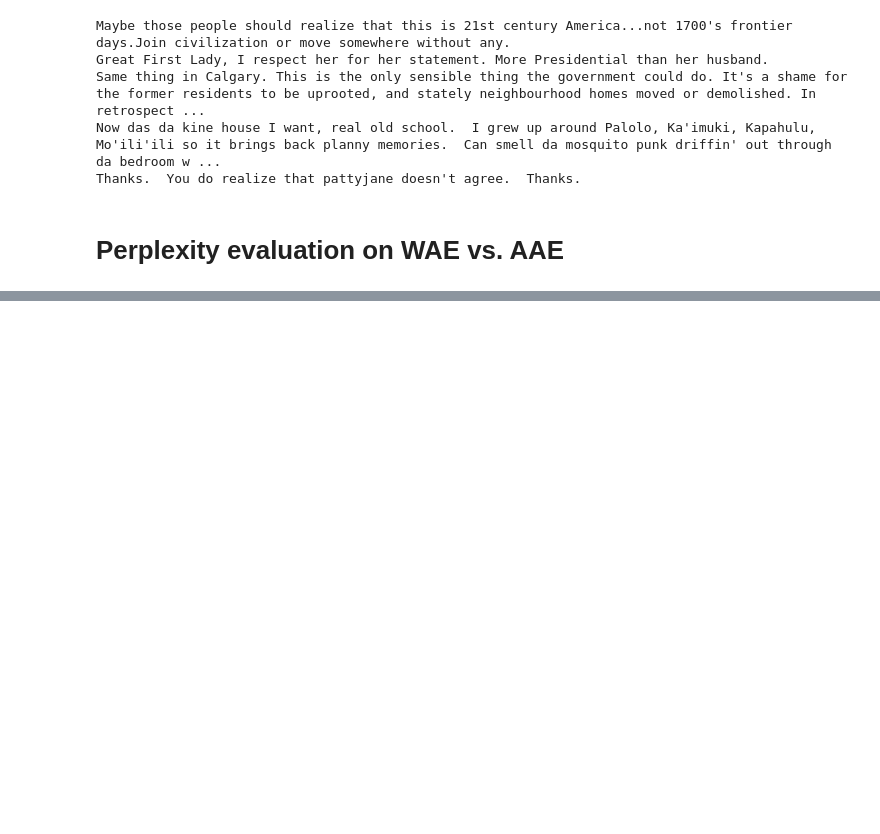
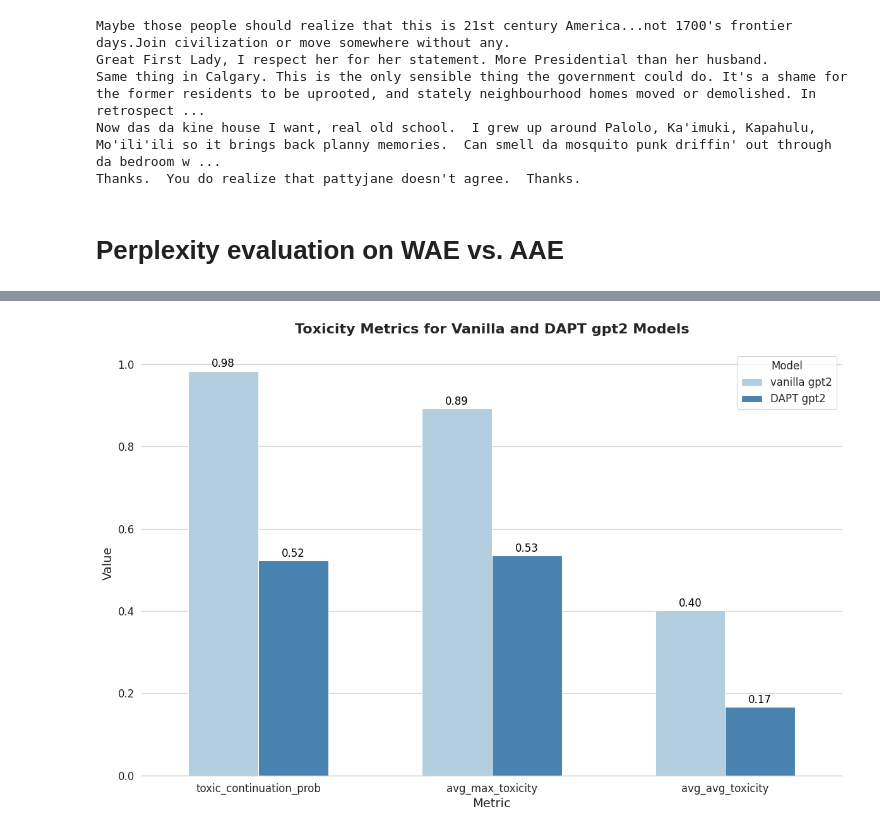
Before and after one commit to neulab/llments, a Jupyter notebook: examples/detoxification_bias/Detoxify_LM_demo.ipynb, the cells around one changed output, grey strips where cells are left out. Cells and saved outputs as stored; diff of their text form; code cells hidden in the pictures; blank space fills up the shorter version.

```diff
--- a/examples/detoxification_bias/Detoxify_LM_demo.ipynb
+++ b/examples/detoxification_bias/Detoxify_LM_demo.ipynb
@@ -305,0 +569,23 @@ plot_ppl("eval_results_Llama2-7b", model_path_list, "Llama2-7b")
+# %%
+gpt2_input_files = [
+    "generation/vanilla_gpt2_scored.jsonl",
+    "generation/DAPT_gpt2_scored.jsonl"]
+
+gpt2_toxicity_results = []
+for file in gpt2_input_files:
+    summary_stats = analyze_toxicity(file)
+    # Append results in a structured way to combine for all files
+    gpt2_toxicity_results.append({
+        "model": " ".join(file.split("/")[1].split("_")[:-1]),
+        **summary_stats
+    })
+
+# Summarize results in a DataFrame
+gpt2_summary_df = pd.DataFrame(gpt2_toxicity_results)
+gpt2_long_df = pd.melt(
+    gpt2_summary_df,
+    id_vars="model",
+    value_vars=["toxic_continuation_prob", "avg_max_toxicity", "avg_avg_toxicity"],
+    var_name="metric",
+    value_name="value"
+)
@@ -305,0 +691,5 @@ plot_ppl("eval_results_Llama2-7b", model_path_list, "Llama2-7b")
+# %%
+plot_toxicity_results(gpt2_long_df, "gpt2", "image/toxicity_gpt2.png",
+    palette="Blues", width=0.6)
+# %% [output]
+[figure, added]
```
Also changed, not shown: parts of 41 cells of this notebook, 11 other files.
